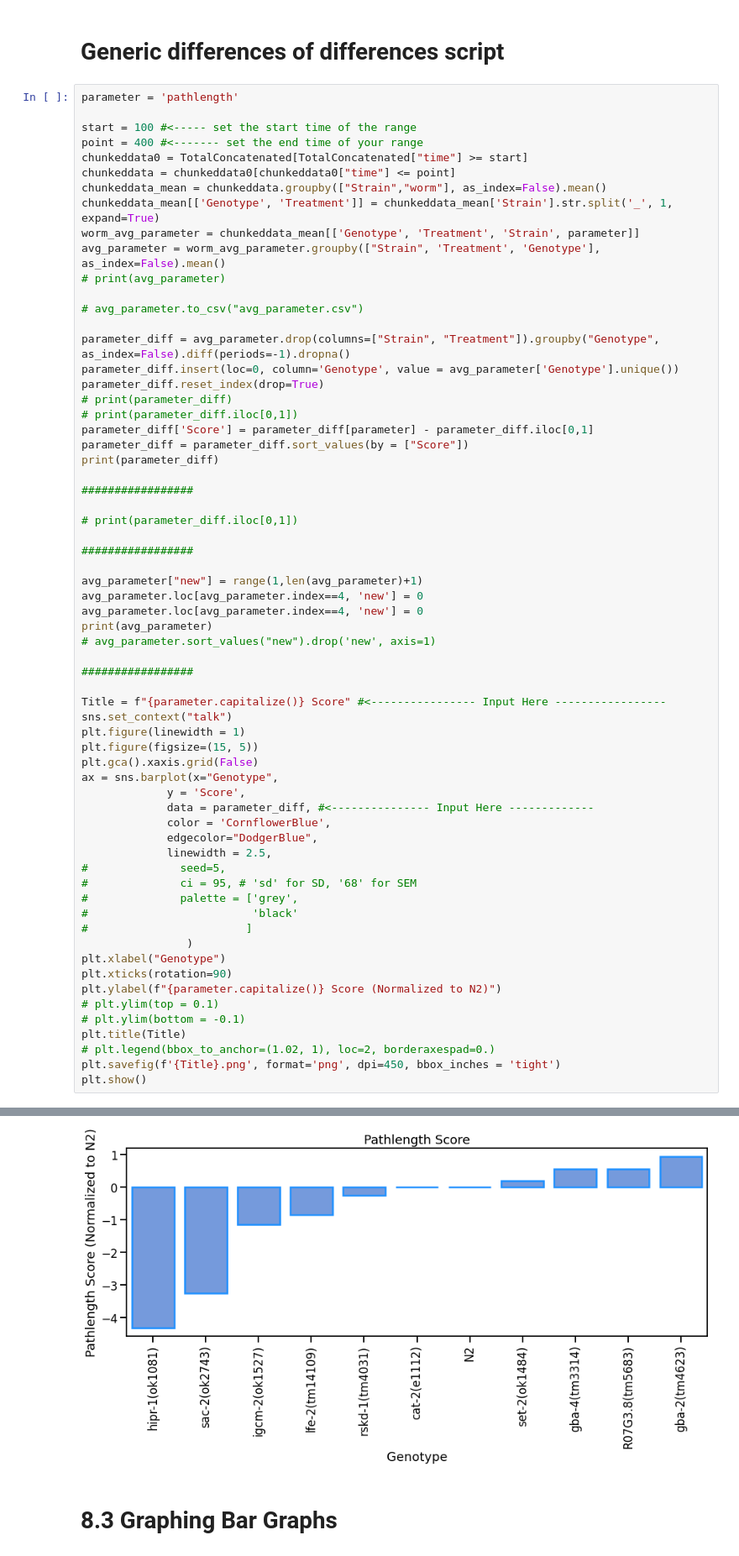
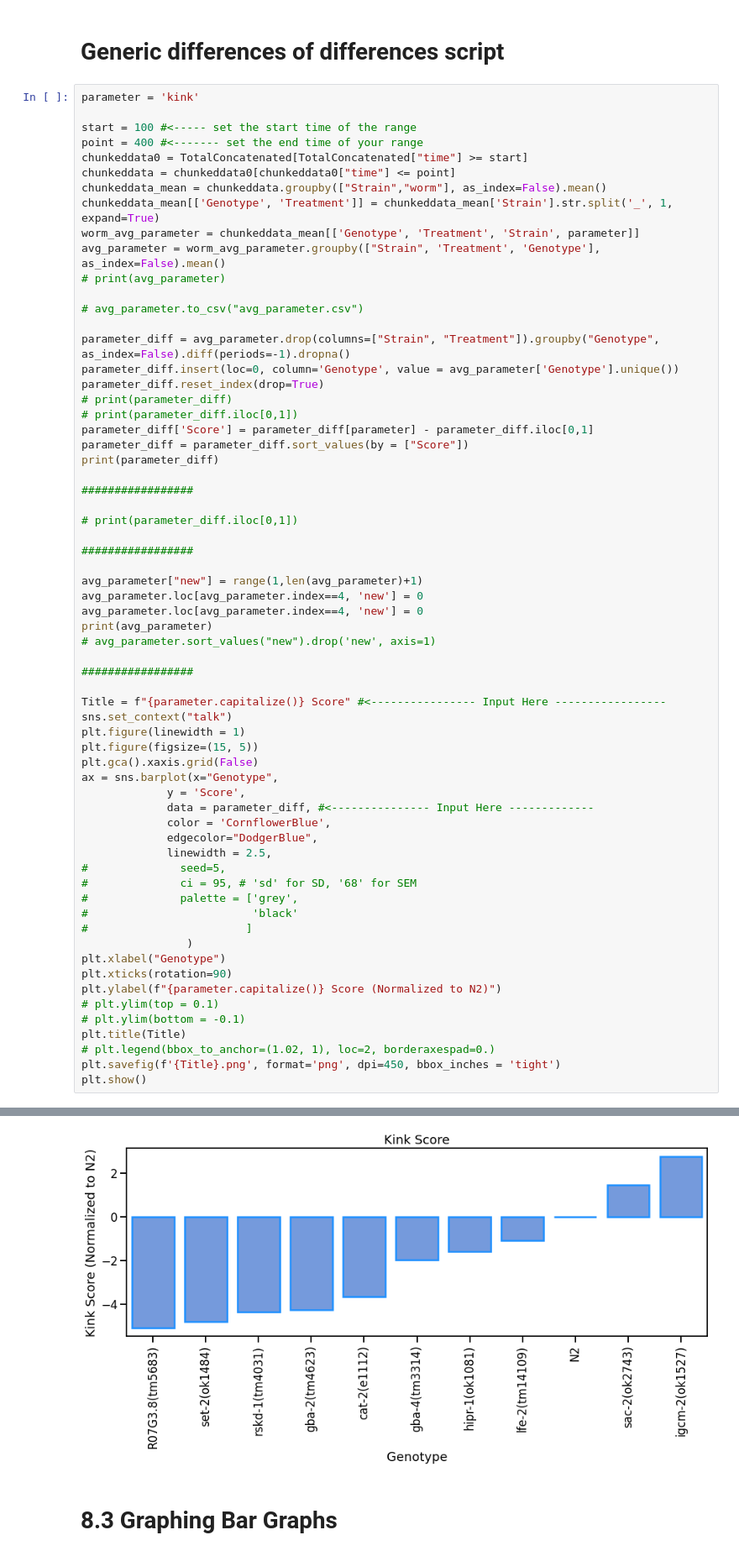
Before and after one commit to JosephLiangUBC/Joseph-Jupyter-Notebooks, a Jupyter notebook: Ben_postcsv_SpeedTraceNoFoodOnFoodExptUpdated_V2.0.ipynb, the cells around one changed output, grey strips where cells are left out. Shown: that part at 84% size. Drawn from its saved outputs; the diff is of its cells as text.

```diff
--- a/Ben_postcsv_SpeedTraceNoFoodOnFoodExptUpdated_V2.0.ipynb
+++ b/Ben_postcsv_SpeedTraceNoFoodOnFoodExptUpdated_V2.0.ipynb
@@ -258,7 +258,7 @@ plt.show()
 # %% [markdown]
 # Generic differences of differences script
 # %%
-parameter = 'pathlength'
+parameter = 'kink'
 
 start = 100 #<----- set the start time of the range
 point = 400 #<------- set the end time of your range
@@ -342,5 +342,5 @@ plt.show()
 <Figure size 432x288 with 0 Axes>
-[figure, old version]
+[figure, new version]
 # %% [markdown]
 # 8.3 Graphing Bar Graphs
 # %% [markdown]
```
Also changed, not shown: parts of 4 cells of this notebook, 1 other file.
